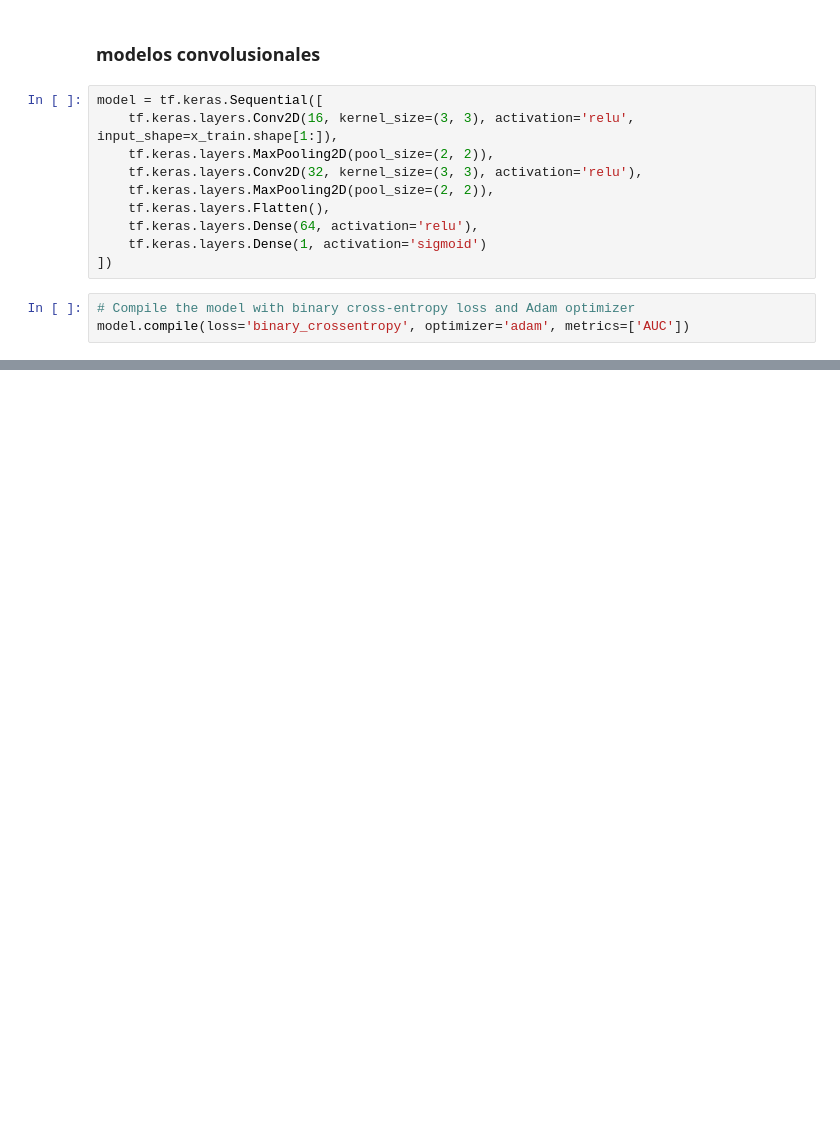
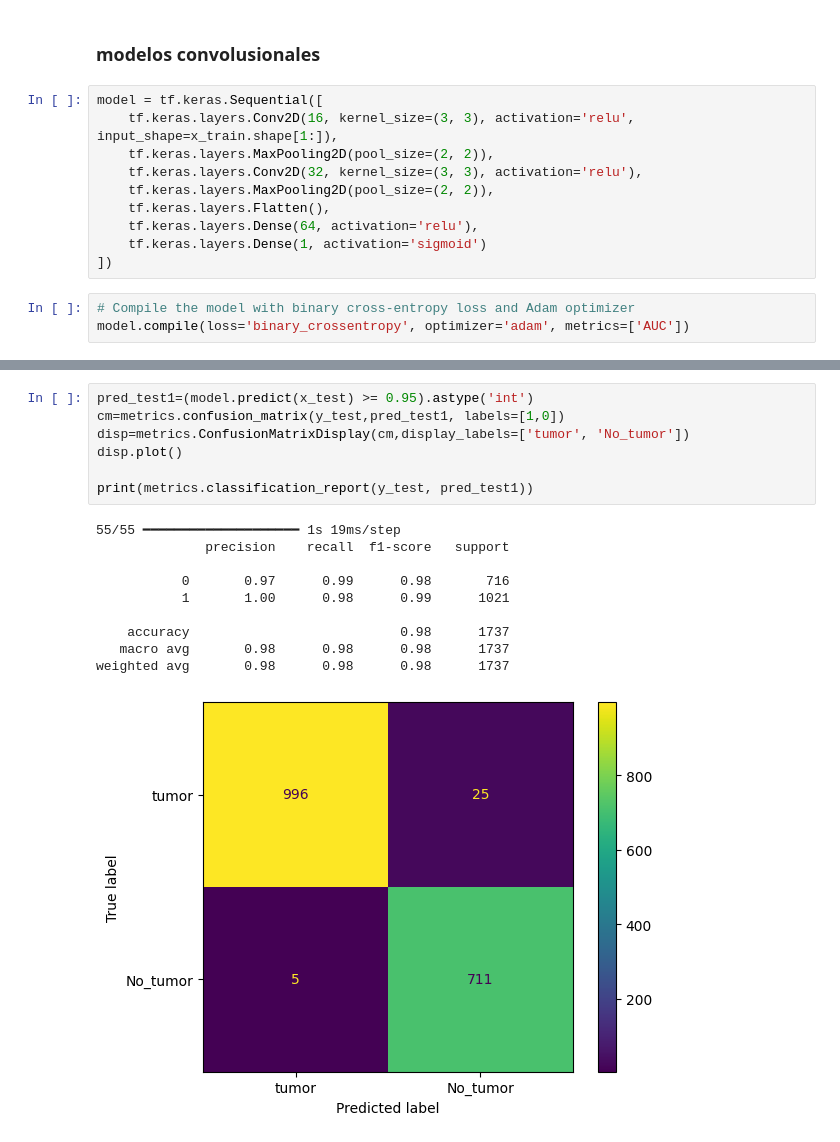
Before and after one commit to AlexanderBedoyaC/brain_tumor_detection, a Jupyter notebook: 2. Modelos.ipynb, the cells around one changed output, grey strips where cells are left out. Cells and saved outputs as stored; diff of their text form; blank space fills up the shorter version.

```diff
--- a/2. Modelos.ipynb
+++ b/2. Modelos.ipynb
@@ -175 +170,19 @@ Epoch 10/10
 <keras.src.callbacks.history.History at 0x...>
+# %%
+pred_test1=(model.predict(x_test) >= 0.95).astype('int')
+cm=metrics.confusion_matrix(y_test,pred_test1, labels=[1,0])
+disp=metrics.ConfusionMatrixDisplay(cm,display_labels=['tumor', 'No_tumor'])
+disp.plot()
+
+print(metrics.classification_report(y_test, pred_test1))
+# %% [output]
+55/55 ━━━━━━━━━━━━━━━━━━━━ 1s 19ms/step
+              precision    recall  f1-score   support
+
+           0       0.97      0.99      0.98       716
+           1       1.00      0.98      0.99      1021
+
+    accuracy                           0.98      1737
+   macro avg       0.98      0.98      0.98      1737
+weighted avg       0.98      0.98      0.98      1737
+[figure, added]
```
Also changed, not shown: parts of 12 cells of this notebook, 1 other file.
